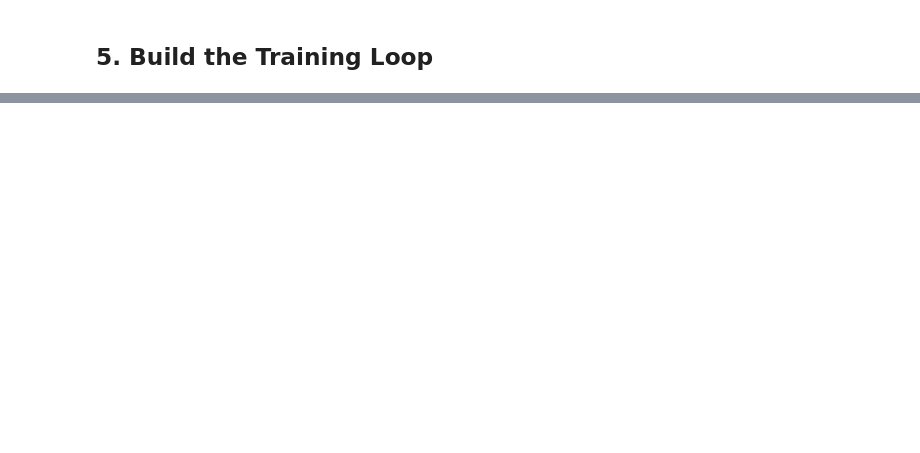
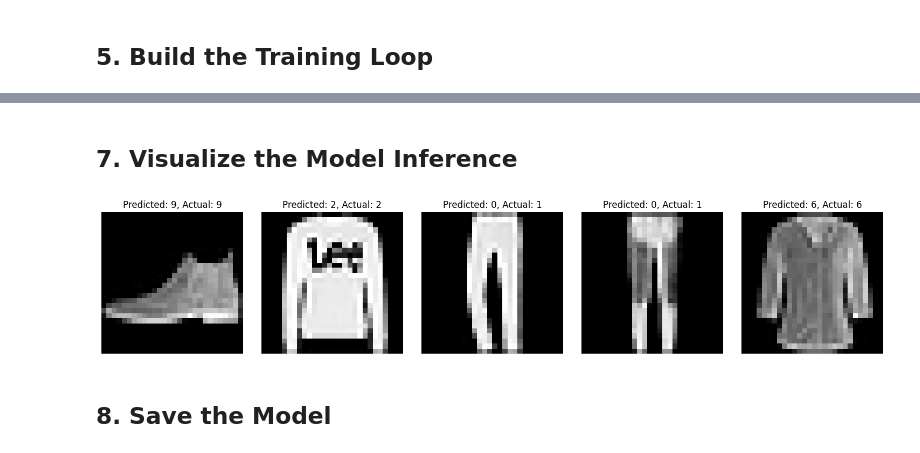
Before and after one commit to subratamondal1/models, a Jupyter notebook: classification neural network/learn-neural-network.ipynb, the cells around one changed output, grey strips where cells are left out. Cells and saved outputs as stored; diff of their text form; code cells hidden in the pictures; blank space fills up the shorter version.

```diff
--- a/classification neural network/learn-neural-network.ipynb
+++ b/classification neural network/learn-neural-network.ipynb
@@ -479,0 +536,26 @@ for batch_idx, data in enumerate(iterable=train_dataloader):
+# %% [markdown]
+## 7. Visualize the Model Inference
+# %%
+import matplotlib.pyplot as plt
+import torch
+
+images, labels = next(iter(test_dataloader))
+images = images.reshape(-1, 28 * 28).to(device=device)
+labels = labels.to(device=device)
+outputs = MODEL(images)
+
+_, predicted = torch.max(input=outputs, dim=1)
+
+fig, axs = plt.subplots(1, 5, figsize=(15, 3))  # 1 row, 5 columns
+for i in range(5):
+    # Convert PyTorch tensor to a 2D list (which matplotlib can handle)
+    img_list = images[i].reshape(28, 28).cpu().tolist()
+    axs[i].imshow(img_list, cmap="gray")
+    axs[i].set_title(f"Predicted: {predicted[i].item()}, Actual: {labels[i].item()}")
+    axs[i].axis("off")
+plt.tight_layout()
+plt.show()
+# %% [output]
+[figure, added]
+# %% [markdown]
+## 8. Save the Model
```
Also changed, not shown: parts of 8 cells of this notebook.
